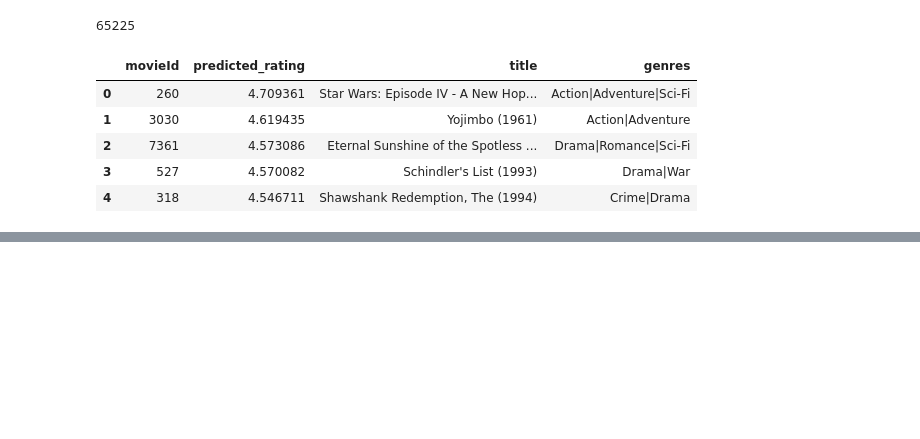
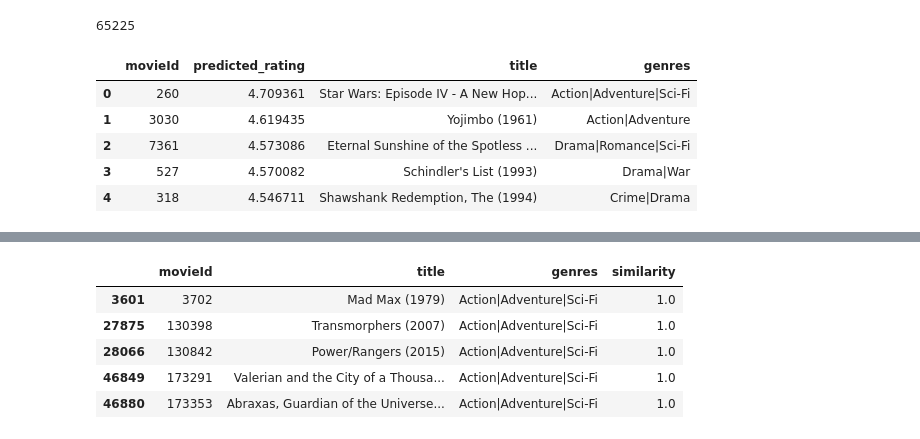
Before and after one commit to Aryan-Bhendarkar/Hybrid_Recommendation_System, a Jupyter notebook: notebooks/01_data_exploration.ipynb, the cells around one changed output, grey strips where cells are left out. Drawn from its saved outputs; the diff is of its cells as text; code cells hidden in the pictures; blank space fills up the shorter version.

```diff
--- a/notebooks/01_data_exploration.ipynb
+++ b/notebooks/01_data_exploration.ipynb
@@ -210,0 +251,28 @@ recommend_movies_svd(
+# %%
+def recommend_similar_movies(movie_Id, cosine_sim, movies_df, n=10):
+
+    sim_score = cosine_sim_df[movie_Id]
+    sim_score = sim_score.sort_values(ascending = False)[1:n+1]
+
+    recommendations = (
+        movies_df[movies_df["movieId"].isin(sim_score.index)]
+        .assign(similarity = sim_score.values)
+        .sort_values(by="similarity", ascending=False)
+    )
+
+    return recommendations[["movieId", "title", "genres", "similarity"]]
+# %%
+test_movie = 260  # Star Wars
+recommend_similar_movies(
+    movie_Id=test_movie,
+    cosine_sim=cosine_sim_df,
+    movies_df=movies,
+    n=5
+)
+# %% [output]
+|  | movieId | title | genres | similarity |
+| 3601 | 3702 | Mad Max (1979) | Action|Adventure|Sci-Fi | 1.0 |
+| 27875 | 130398 | Transmorphers (2007) | Action|Adventure|Sci-Fi | 1.0 |
+| 28066 | 130842 | Power/Rangers (2015) | Action|Adventure|Sci-Fi | 1.0 |
+| 46849 | 173291 | Valerian and the City of a Thousa... | Action|Adventure|Sci-Fi | 1.0 |
+| 46880 | 173353 | Abraxas, Guardian of the Universe... | Action|Adventure|Sci-Fi | 1.0 |
```
Also changed, not shown: parts of 5 cells of this notebook.
